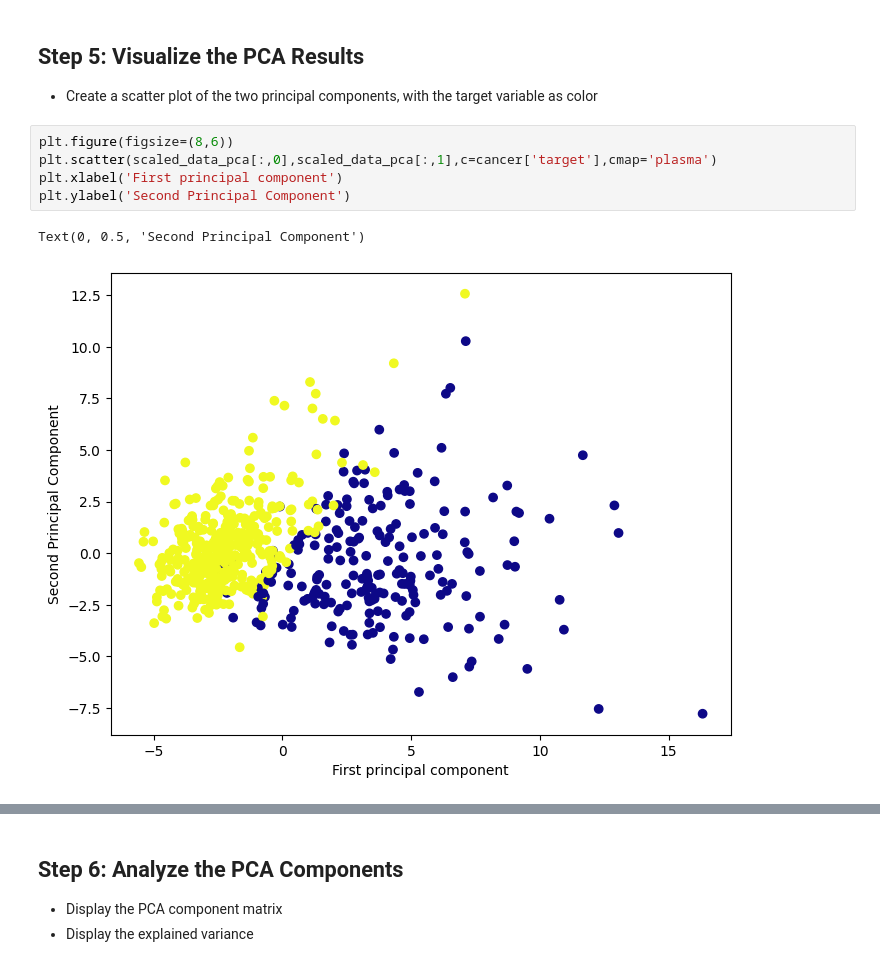
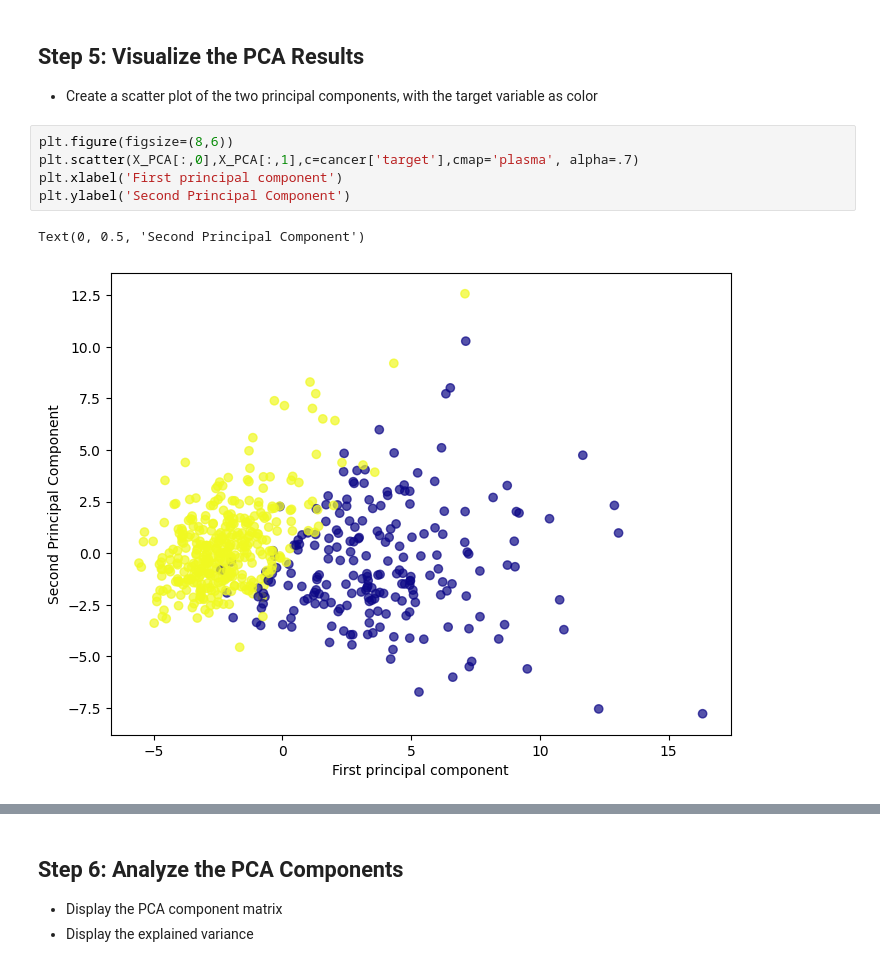
Before and after one commit to BasselD/ai-ml-training, a Jupyter notebook: 02_data_analysis_and_preprocessing/dimensionality_reduction.ipynb, the cells around one changed output, grey strips where cells are left out. Saved outputs shown, nothing was run; the diff lists cells and outputs as text.

```diff
--- a/02_data_analysis_and_preprocessing/dimensionality_reduction.ipynb
+++ b/02_data_analysis_and_preprocessing/dimensionality_reduction.ipynb
@@ -202,11 +202,11 @@ plt.grid()
 - Create a scatter plot of the two principal components, with the target variable as color
 # %%
 plt.figure(figsize=(8,6))
-plt.scatter(scaled_data_pca[:,0],scaled_data_pca[:,1],c=cancer['target'],cmap='plasma')
+plt.scatter(X_PCA[:,0],X_PCA[:,1],c=cancer['target'],cmap='plasma', alpha=.7)
 plt.xlabel('First principal component')
 plt.ylabel('Second Principal Component')
 # %% [output]
 Text(0, 0.5, 'Second Principal Component')
-[figure, old version]
+[figure, new version]
 # %%
 plt.figure(figsize=(8,6))
```
Also changed, not shown: parts of 2 cells of this notebook, 1 other file.
